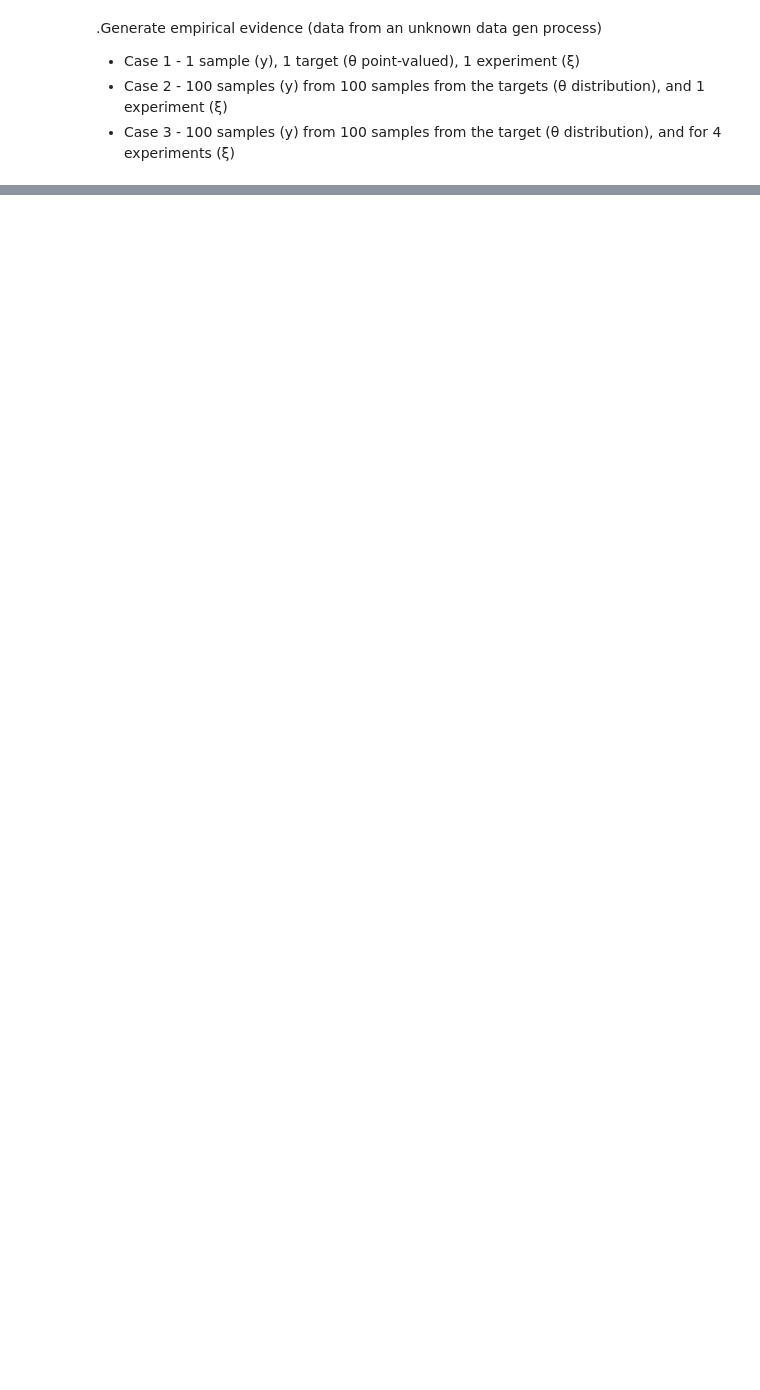
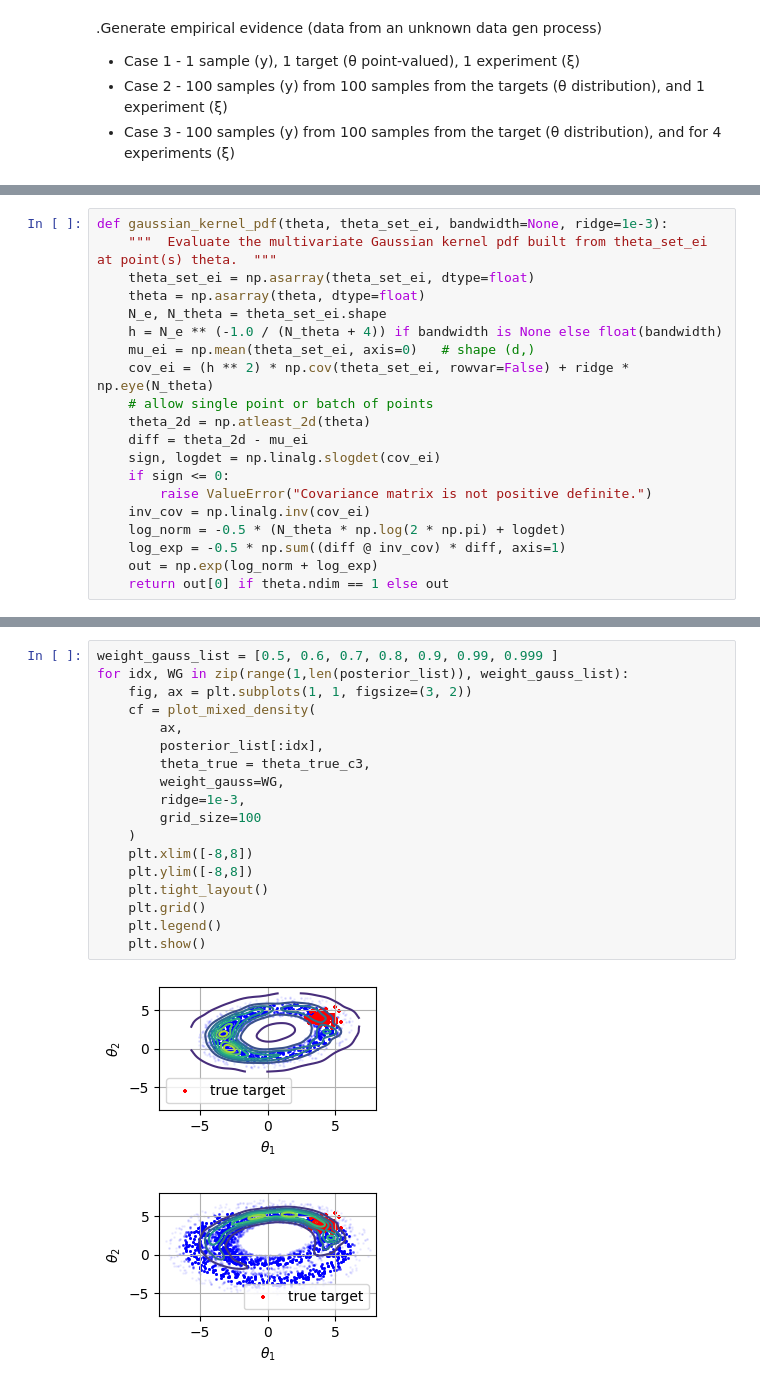
Before and after one commit to Roberock/KNNcalibrator, a Jupyter notebook: examples/knn_examples1_QuadraticFun_adaptive.ipynb, the cells around one changed output, grey strips where cells are left out. Saved outputs shown, nothing was run; the diff lists cells and outputs as text; blank space fills up the shorter version.

```diff
--- a/examples/knn_examples1_QuadraticFun_adaptive.ipynb
+++ b/examples/knn_examples1_QuadraticFun_adaptive.ipynb
@@ -103,0 +107,20 @@ plt.show()
+# %%
+def gaussian_kernel_pdf(theta, theta_set_ei, bandwidth=None, ridge=1e-3):
+    """  Evaluate the multivariate Gaussian kernel pdf built from theta_set_ei  at point(s) theta.  """
+    theta_set_ei = np.asarray(theta_set_ei, dtype=float)
+    theta = np.asarray(theta, dtype=float)
+    N_e, N_theta = theta_set_ei.shape
+    h = N_e ** (-1.0 / (N_theta + 4)) if bandwidth is None else float(bandwidth)
+    mu_ei = np.mean(theta_set_ei, axis=0)   # shape (d,)
+    cov_ei = (h ** 2) * np.cov(theta_set_ei, rowvar=False) + ridge * np.eye(N_theta)
+    # allow single point or batch of points
+    theta_2d = np.atleast_2d(theta)
+    diff = theta_2d - mu_ei
+    sign, logdet = np.linalg.slogdet(cov_ei)
+    if sign <= 0:
+        raise ValueError("Covariance matrix is not positive definite.")
+    inv_cov = np.linalg.inv(cov_ei)
+    log_norm = -0.5 * (N_theta * np.log(2 * np.pi) + logdet)
+    log_exp = -0.5 * np.sum((diff @ inv_cov) * diff, axis=1)
+    out = np.exp(log_norm + log_exp)
+    return out[0] if theta.ndim == 1 else out
@@ -103,0 +346,21 @@ plt.show()
+# %%
+weight_gauss_list = [0.5, 0.6, 0.7, 0.8, 0.9, 0.99, 0.999 ]
+for idx, WG in zip(range(1,len(posterior_list)), weight_gauss_list):
+    fig, ax = plt.subplots(1, 1, figsize=(3, 2))
+    cf = plot_mixed_density(
+        ax,
+        posterior_list[:idx],
+        theta_true = theta_true_c3,
+        weight_gauss=WG,
+        ridge=1e-3,
+        grid_size=100
+    )
+    plt.xlim([-8,8])
+    plt.ylim([-8,8])
+    plt.tight_layout()
+    plt.grid()
+    plt.legend()
+    plt.show()
+# %% [output]
+[figure, added]
+[figure, added]
```
Also changed, not shown: parts of 16 cells of this notebook, 7 other files.
